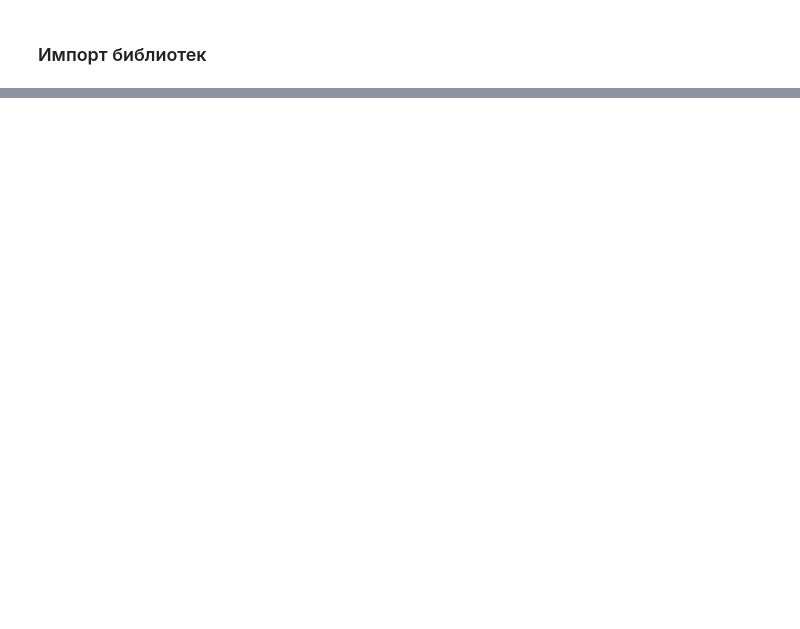
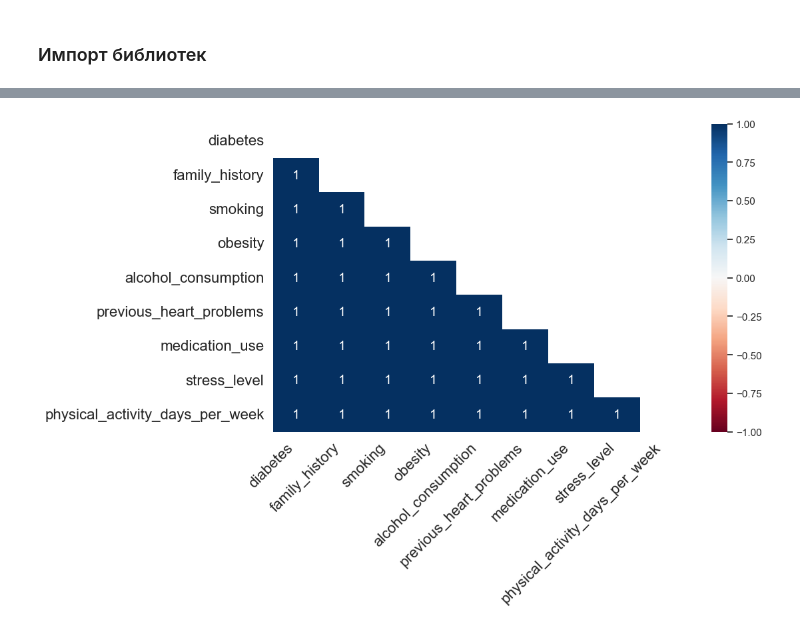
Before and after one commit to vsobakekot-yb/heart-diseases-project, a Jupyter notebook: heart.ipynb, the cells around one changed output, grey strips where cells are left out. Drawn from its saved outputs; the diff is of its cells as text; code cells hidden in the pictures; blank space fills up the shorter version.

```diff
--- a/heart.ipynb
+++ b/heart.ipynb
@@ -37,3 +45,6 @@ sns.set(rc={'figure.figsize':(20, 10)})
 
 RANDOM_STATE = 42
 TEST_SIZE = 0.25
+# %%
+train = pd.read_csv('data/heart_train.csv')
+test = pd.read_csv('data/heart_test.csv')
@@ -39,0 +334,17 @@ TEST_SIZE = 0.25
+# %%
+# Замена категориальных значений на числа
+train["gender"] = train["gender"].replace({"male": 1, "female": 0})
+test["gender"] = test["gender"].replace({"male": 1, "female": 0})
+train["gender"] = train["gender"].astype(str)
+test["gender"] = test["gender"].astype(str)
+
+# Замена категориальных значений на числа
+train["gender"] = train["gender"].replace({"male": 1, "female": 0, "1.0": 1, "0.0": 0})
+test["gender"] = test["gender"].replace({"male": 1, "female": 0, "1.0": 1, "0.0": 0})
+# print(train["gender"].unique())
+# print(test["gender"].unique())
+# %%
+msno.heatmap(train, figsize=(10,6))
+plt.show()
+# %% [output]
+[figure, added]
```
Also changed, not shown: parts of 104 cells of this notebook, 8 other files.
